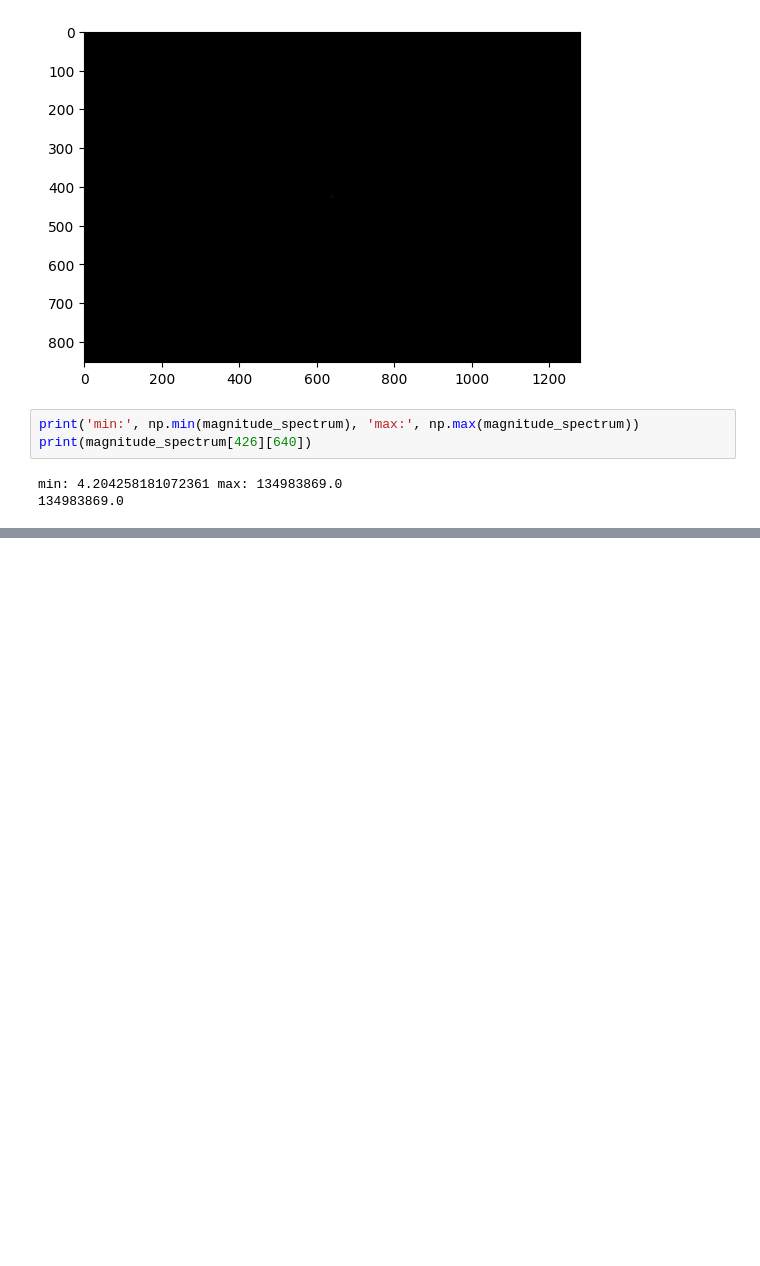
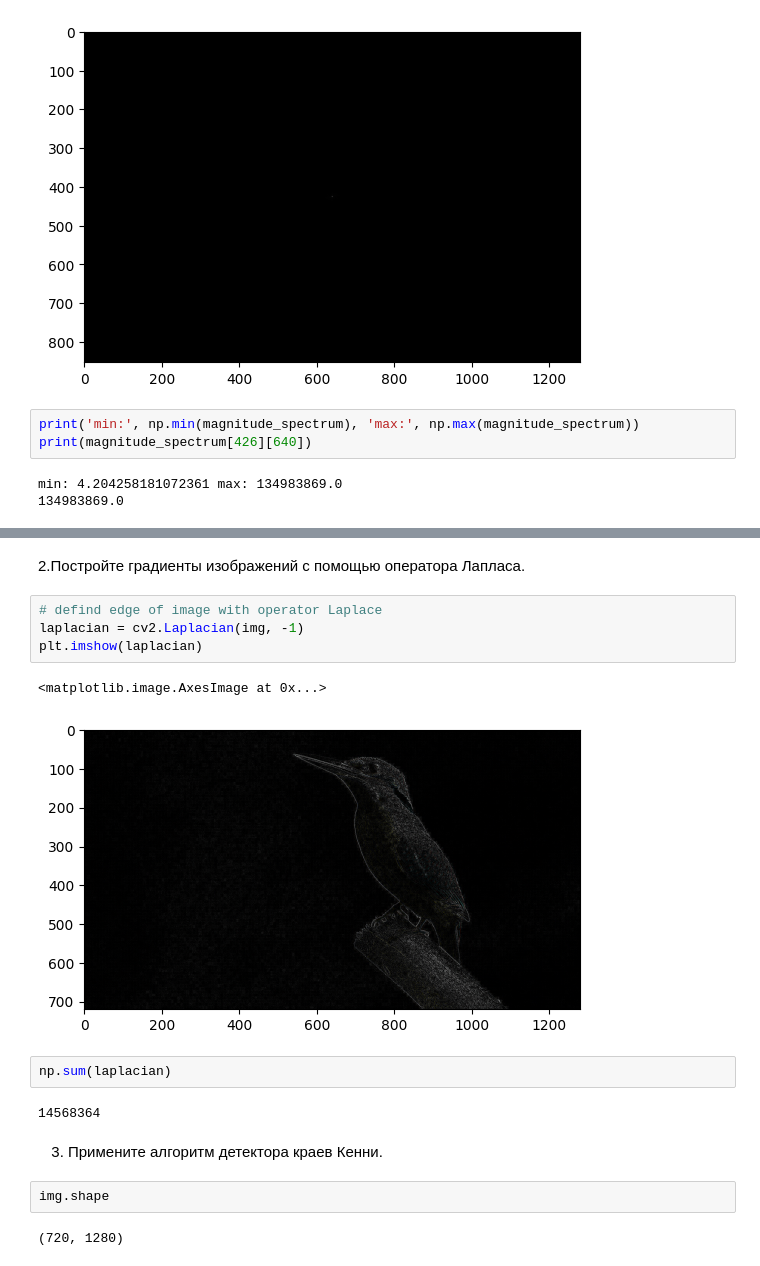
Before and after one commit to denotevn/Image-Processing-in-ITMO, a Jupyter notebook: Week_4/assigment.ipynb, the cells around one changed output, grey strips where cells are left out. Saved outputs shown, nothing was run; the diff lists cells and outputs as text; blank space fills up the shorter version.

```diff
--- a/Week_4/assigment.ipynb
+++ b/Week_4/assigment.ipynb
@@ -46,0 +105,19 @@ min: 4.204258181072361 max: 134983869.0
+# %% [markdown]
+2.Постройте градиенты изображений с помощью оператора Лапласа.
+# %%
+# defind edge of image with operator Laplace
+laplacian = cv2.Laplacian(img, -1)
+plt.imshow(laplacian)
+# %% [output]
+<matplotlib.image.AxesImage at 0x...>
+[figure, added]
+# %%
+np.sum(laplacian)
+# %% [output]
+14568364
+# %% [markdown]
+3. Примените алгоритм детектора краев Кенни.
+# %%
+img.shape
+# %% [output]
+(720, 1280)
```
Also changed, not shown: parts of 17 cells of this notebook, 10 other files.
